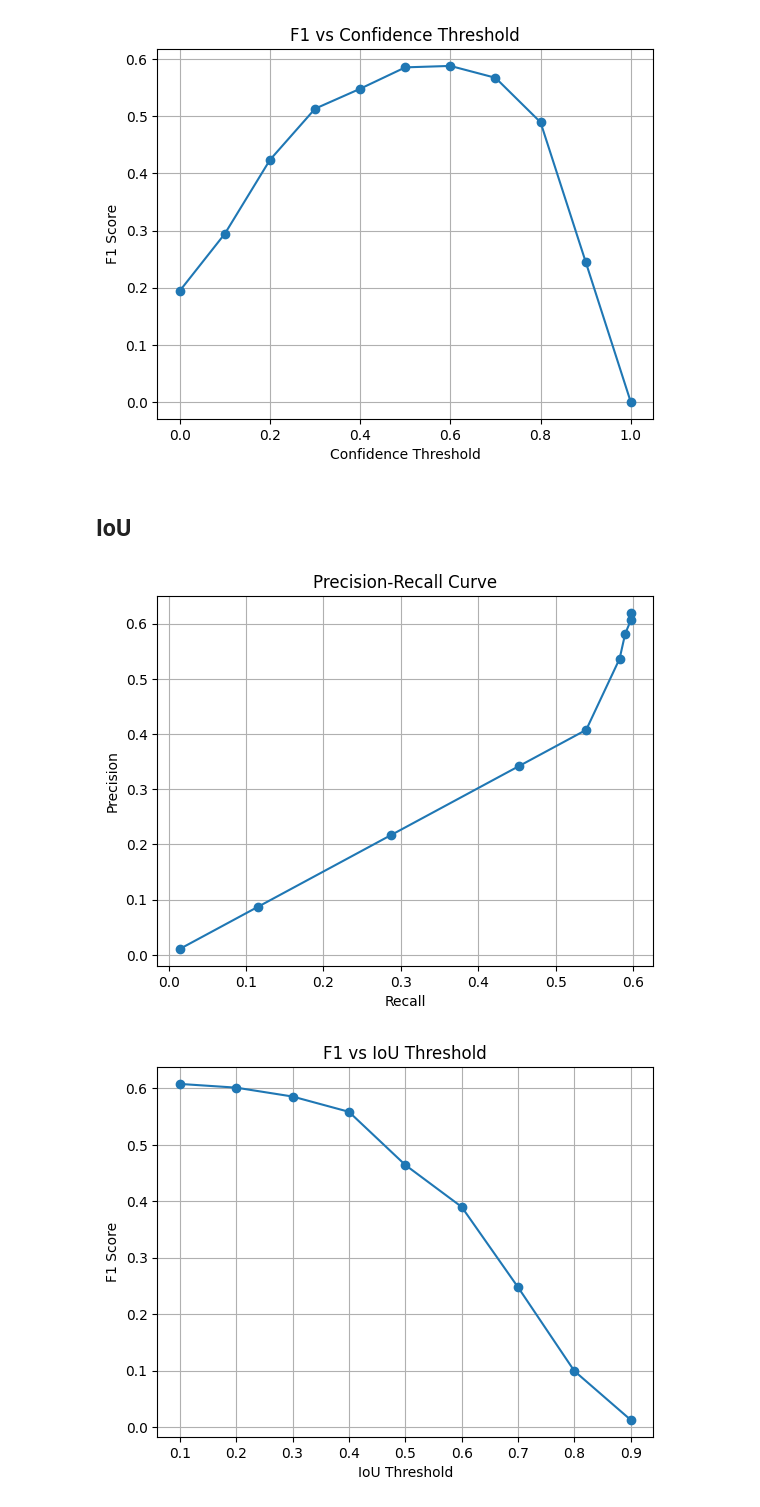
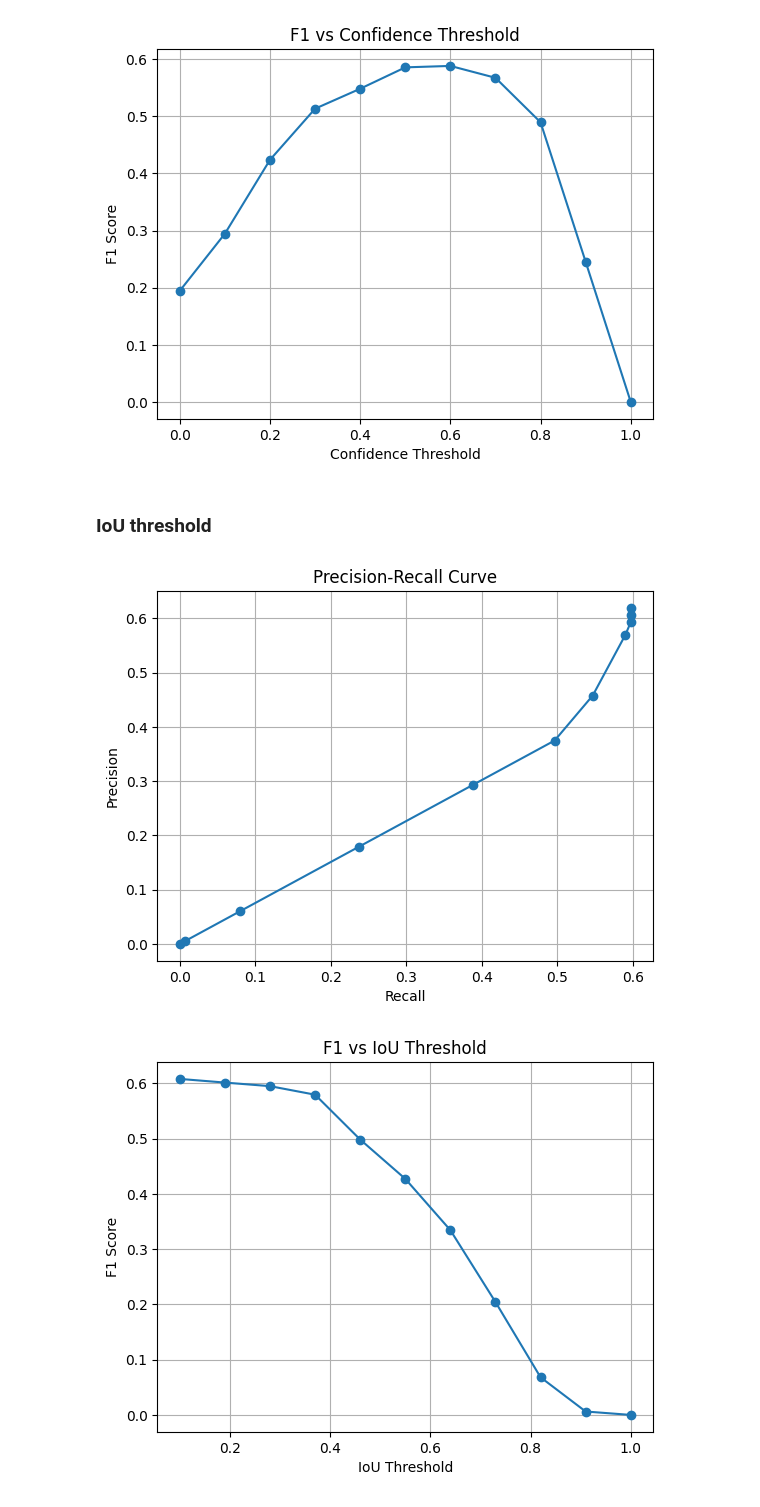
Before and after one commit to tmb2k01/mammo-vision, a Jupyter notebook: notebooks/detection_evaluation.ipynb, the cells around one changed output. Drawn from its saved outputs; the diff is of its cells as text; code cells hidden in the pictures.

Commit message:
Add detection model evaluation code and documentation

```diff
--- a/notebooks/detection_evaluation.ipynb
+++ b/notebooks/detection_evaluation.ipynb
@@ -85,5 +111,7 @@ def f1_score(true_positives, false_positives, false_negatives):
 # %%
-def evaluate_model(model, val_dataloader, confidence_threshold, iou_threshold, quiet=False):
+def evaluate_model(
+    model, val_dataloader, confidence_threshold, iou_threshold, quiet=False
+):
     total_tp, total_fp, total_fn, total_iou_sum = 0, 0, 0, 0
 
     for batch in tqdm(val_dataloader, desc="Evaluating", disable=quiet):
@@ -131,9 +171,5 @@ def evaluate_model(model, val_dataloader, confidence_threshold, iou_threshold, q
 # %%
-def threshold_analysis(
-    model,
-    threshold_name: Literal["confidence", "iou"],
-    thresholds
-):
+def threshold_analysis(model, threshold_name: Literal["confidence", "iou"], thresholds):
     precisions, recalls, f1s = [], [], []
 
     dataloader = datamodule.val_dataloader()
@@ -145,7 +181,7 @@ def threshold_analysis(
             )
         else:
             tp, fp, fn, _, __ = evaluate_model(
-                model, dataloader, confidence_threshold=t, iou_threshold=0.3, quiet=True
+                model, dataloader, confidence_threshold=t, iou_threshold=0.2, quiet=True
             )
 
         p = precision(tp, fp)
@@ -189,14 +225,14 @@ threshold_analysis(
 [figure]
 [figure]
 # %% [markdown]
-## IoU
+### IoU threshold
 # %%
-ious = np.linspace(0.1, 0.9, 9)
+ious = np.linspace(0.1, 1, 11)
 threshold_analysis(
     model,
     threshold_name="iou",
     thresholds=ious,
 )
 # %% [output]
-[figure, old version]
+[figure, new version]
-[figure, old version]
+[figure, new version]
```
Also changed, not shown: parts of 10 cells of this notebook, 7 other files.
